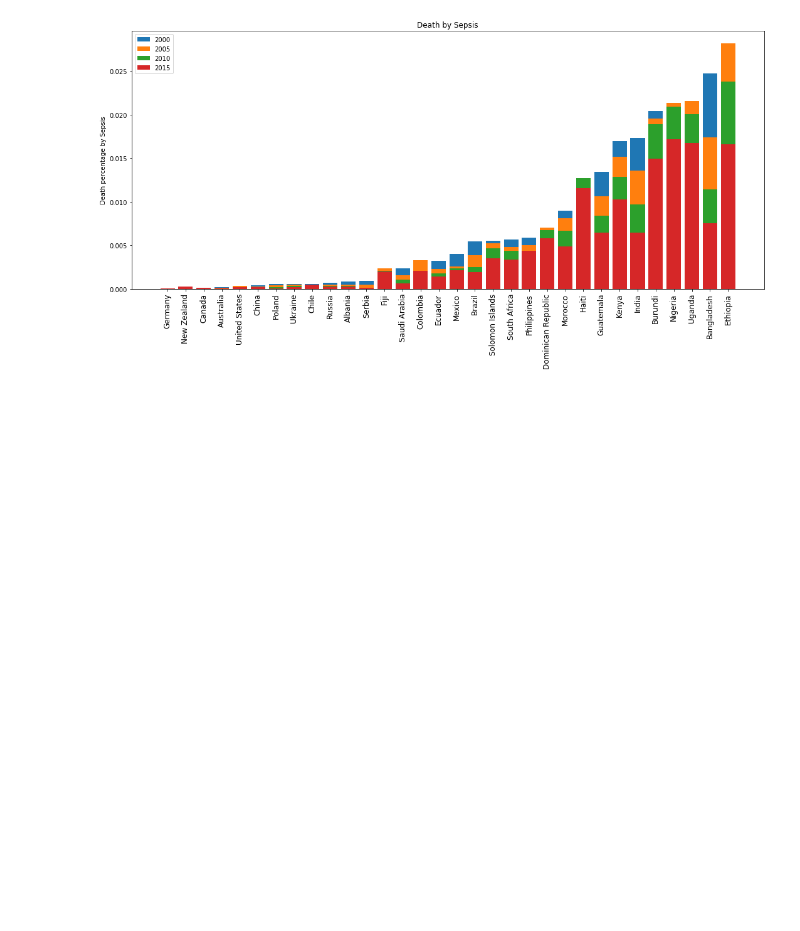
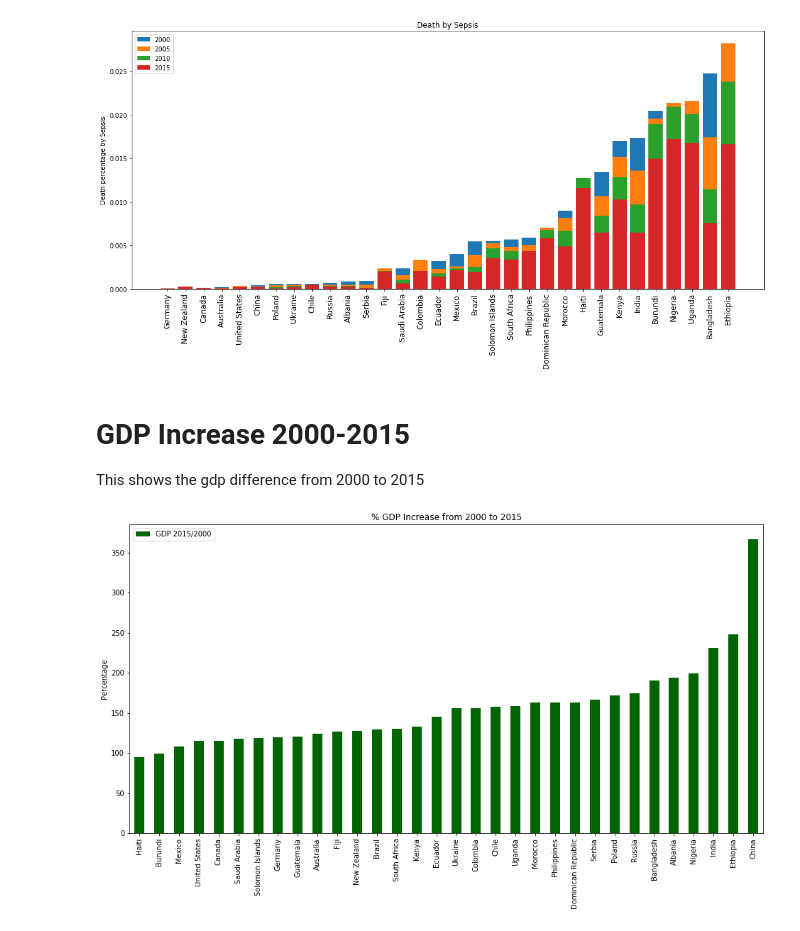
Before and after one commit to nairbdev2/Child_Mortality_Analysis_2000_2015, a Jupyter notebook: pnyb_files/CS418_ds_finalproject.ipynb, the cells around one changed output. Drawn from its saved outputs; the diff is of its cells as text; code cells hidden in the pictures; blank space fills up the shorter version.

Commit message:
Added GDP difference

```diff
--- a/pnyb_files/CS418_ds_finalproject.ipynb
+++ b/pnyb_files/CS418_ds_finalproject.ipynb
@@ -49,6 +50,7 @@ injuries_percentage = (dfInjuries.iloc[:, 1:5]/(dfPopulation.iloc[:,1:5] * 1000)
 measles_mortality_percentage = (dfMeasles_mortality.iloc[:, 1:5]/(dfPopulation.iloc[:,1:5] * 1000)) * 100
 prematurity_percentage = (dfPrematurity.iloc[:, 1:5]/(dfPopulation.iloc[:,1:5] * 1000)) * 100
 sepsis_percentage = (dfSepsis.iloc[:, 1:5]/(dfPopulation.iloc[:, 1:5] * 1000)) * 100
+gdp_difference_percentage = (dfGDP['2015']/dfGDP['2000']) * 100
 # %% [markdown]
 <h1> Functions to help with plotting </h1>
 In here there will be 2 functions. One to create the percentages dataframe and another to sort the percentages.
@@ -60,7 +62,7 @@ dfInjuries_percentage = pd.DataFrame(columns =['Countries', '2000', '2005', '201
 dfMeasles_percentage = pd.DataFrame(columns =['Countries', '2000', '2005', '2010', '2015'])
 dfPrematurity_percentage = pd.DataFrame(columns =['Countries', '2000', '2005', '2010', '2015'])
 dfSepsis_percentage = pd.DataFrame(columns =['Countries', '2000', '2005', '2010', '2015'])
-
+dfGDP_difference_percentage = pd.DataFrame(columns = ['GDP 2015/2000'])
 #creates a dataset that combines both countries name and newly made percentages
 def createPercentageDataframe(tempDF, percentageDF, countriesDataFrame):
 
@@ -73,7 +75,7 @@ createPercentageDataframe(dfInjuries_percentage, injuries_percentage, dfAcute_Lo
 createPercentageDataframe(dfMeasles_percentage, measles_mortality_percentage, dfAcute_Lower_Respiratory_infections.iloc[:, 0])
 createPercentageDataframe(dfPrematurity_percentage, prematurity_percentage, dfAcute_Lower_Respiratory_infections.iloc[:, 0])
 createPercentageDataframe(dfSepsis_percentage, sepsis_percentage, dfAcute_Lower_Respiratory_infections.iloc[:, 0])
-
+dfGDP_difference_percentage['GDP 2015/2000'] = gdp_difference_percentage
 #sorts the created diseases percentage countries names and population dataset countries names in the same way
 #so when we plot all indexes line up.
 def sortingByPercentage(percentageDataF, dfPopulation):
@@ -199,3 +201,16 @@ plt.tight_layout()
 plt.show();
 # %% [output]
 [figure]
+# %% [markdown]
+<h1> GDP Increase 2000-2015 </h1>
+This shows the gdp difference from 2000 to 2015
+# %%
+dfGDP_difference_percentage = dfGDP_difference_percentage.sort_values(by=['GDP 2015/2000'])
+_, ax = plt.subplots()
+dfGDP_difference_percentage['GDP 2015/2000'].plot(kind='bar', ax=ax, color='darkgreen',figsize=(16,8),legend=True)
+plt.title("% GDP Increase from 2000 to 2015")
+plt.xlabel("")
+plt.ylabel("Percentage")
+plt.show();
+# %% [output]
+[figure, added]
```
Also changed, not shown: parts of 1 cell of this notebook.
